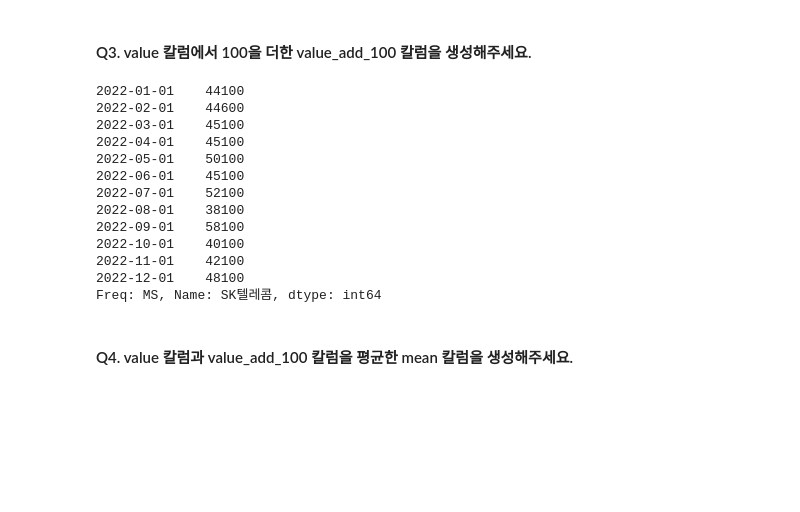
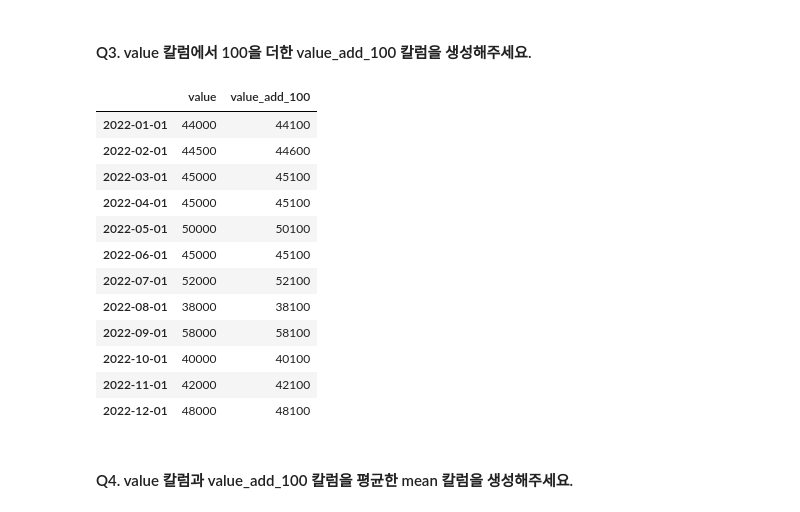
Before and after one commit to 2youngje/2youngje, a Jupyter notebook: pandas_basic.ipynb, the cells around one changed output. Cells and saved outputs as stored; diff of their text form; code cells hidden in the pictures; blank space fills up the shorter version.

```diff
--- a/pandas_basic.ipynb
+++ b/pandas_basic.ipynb
@@ -369,22 +369,22 @@ dfxe
 | 2022-12-01 | 48000 |
 # %% [markdown]
 #### Q3. value 칼럼에서 100을 더한 value_add_100 칼럼을 생성해주세요.
-# %%
-dfxe_100 = dfxe['SK텔레콤']+100
-dfxe_100
-# %% [output]
-2022-01-01    44100
-2022-02-01    44600
-2022-03-01    45100
-2022-04-01    45100
-2022-05-01    50100
-2022-06-01    45100
-2022-07-01    52100
-2022-08-01    38100
-2022-09-01    58100
-2022-10-01    40100
-2022-11-01    42100
-2022-12-01    48100
-Freq: MS, Name: SK텔레콤, dtype: int64
+# %%
+dfxe['value_add_100'] = dfxe['value']+100
+dfxe
+# %% [output]
+|  | value | value_add_100 |
+| 2022-01-01 | 44000 | 44100 |
+| 2022-02-01 | 44500 | 44600 |
+| 2022-03-01 | 45000 | 45100 |
+| 2022-04-01 | 45000 | 45100 |
+| 2022-05-01 | 50000 | 50100 |
+| 2022-06-01 | 45000 | 45100 |
+| 2022-07-01 | 52000 | 52100 |
+| 2022-08-01 | 38000 | 38100 |
+| 2022-09-01 | 58000 | 58100 |
+| 2022-10-01 | 40000 | 40100 |
+| 2022-11-01 | 42000 | 42100 |
+| 2022-12-01 | 48000 | 48100 |
 # %% [markdown]
 #### Q4. value 칼럼과 value_add_100 칼럼을 평균한 mean 칼럼을 생성해주세요.
```
Also changed, not shown: parts of 3 cells of this notebook.
